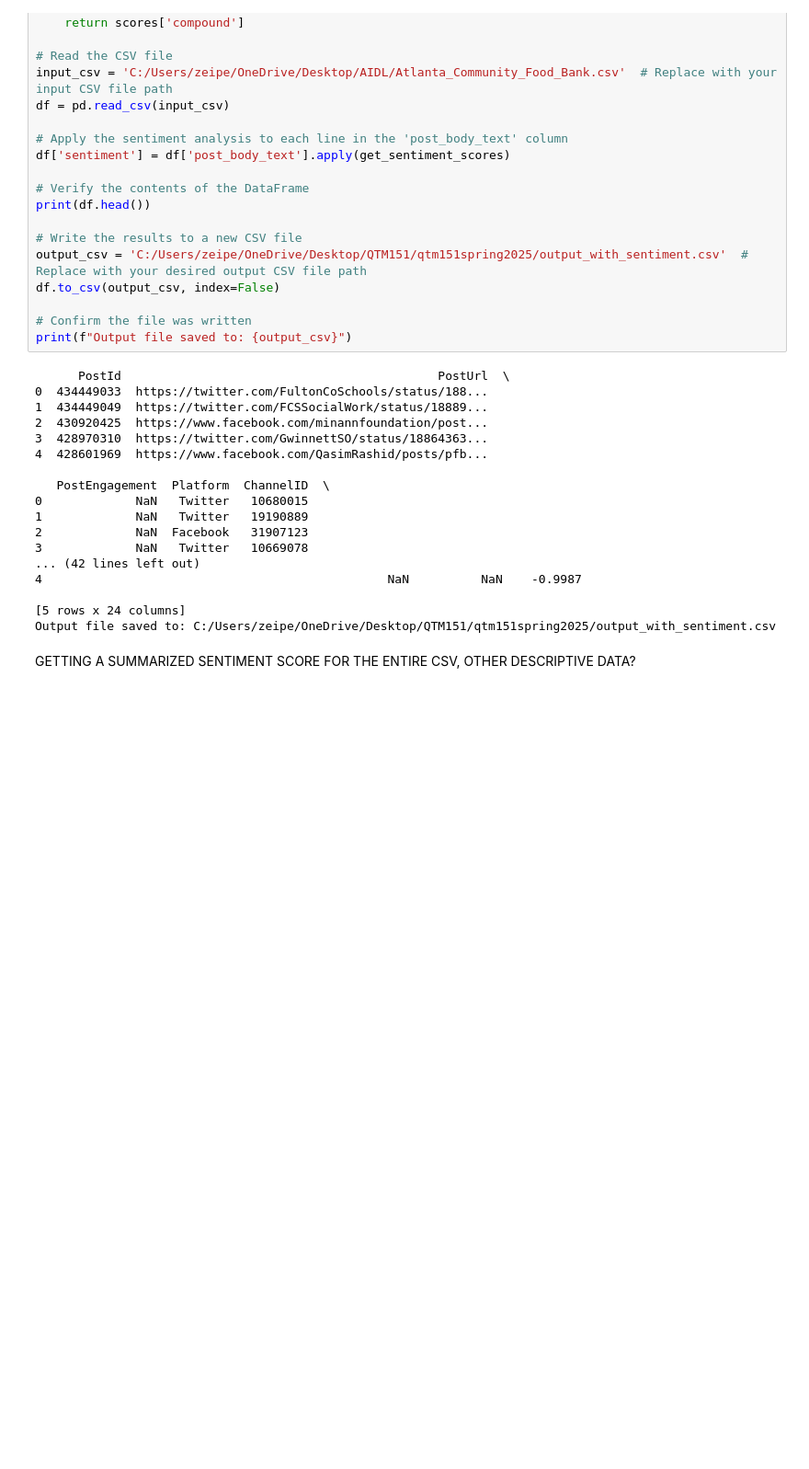
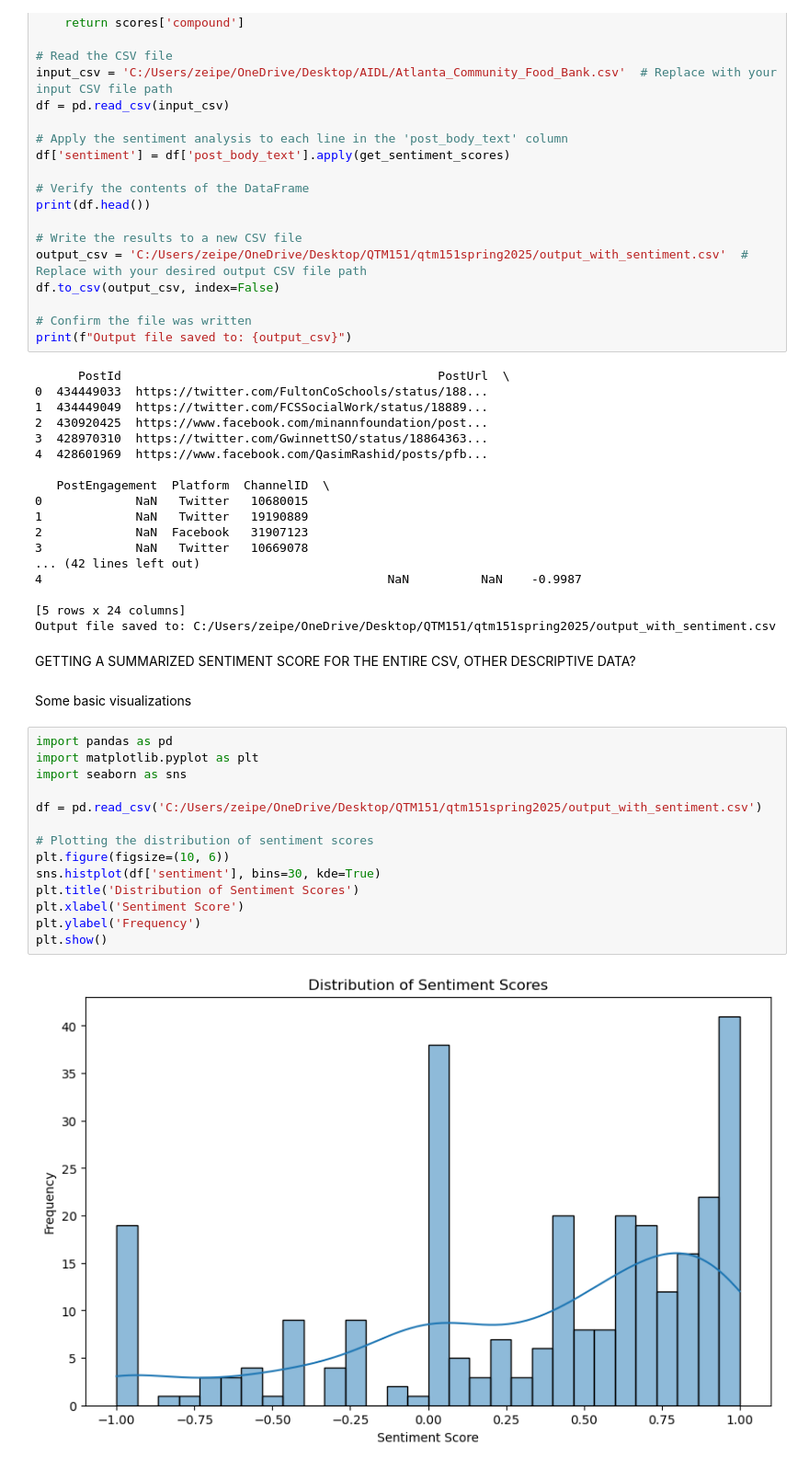
Before and after one commit to amanster22/EmoryDataLabFoodInsecuritySentiment, a Jupyter notebook: VADER ATL food bank code.ipynb, the cells around one changed output. Shown: that part at 92% size. Drawn from its saved outputs; the diff is of its cells as text; blank space fills up the shorter version.

Commit message:
Updated VADER code w graphs

```diff
--- a/VADER ATL food bank code.ipynb
+++ b/VADER ATL food bank code.ipynb
@@ -102,3 +102,21 @@ print(f"Output file saved to: {output_csv}")
 Output file saved to: C:/Users/zeipe/OneDrive/Desktop/QTM151/qtm151spring2025/output_with_sentiment.csv
 # %% [markdown]
 GETTING A SUMMARIZED SENTIMENT SCORE FOR THE ENTIRE CSV, OTHER DESCRIPTIVE DATA?
+# %% [markdown]
+Some basic visualizations
+# %%
+import pandas as pd
+import matplotlib.pyplot as plt
+import seaborn as sns
+
+df = pd.read_csv('C:/Users/zeipe/OneDrive/Desktop/QTM151/qtm151spring2025/output_with_sentiment.csv')
+
+# Plotting the distribution of sentiment scores
+plt.figure(figsize=(10, 6))
+sns.histplot(df['sentiment'], bins=30, kde=True)
+plt.title('Distribution of Sentiment Scores')
+plt.xlabel('Sentiment Score')
+plt.ylabel('Frequency')
+plt.show()
+# %% [output]
+[figure, added]
```
Also changed, not shown: parts of 2 cells of this notebook.
